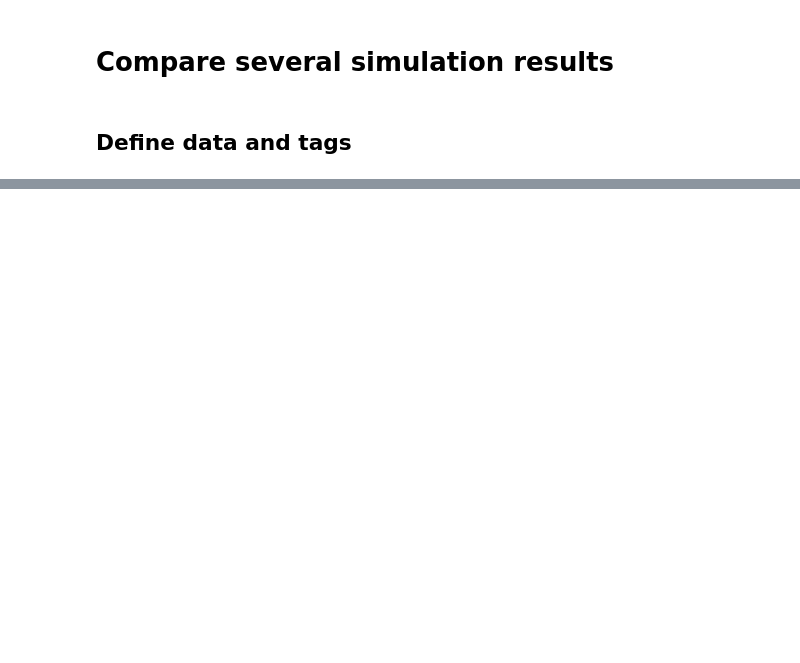
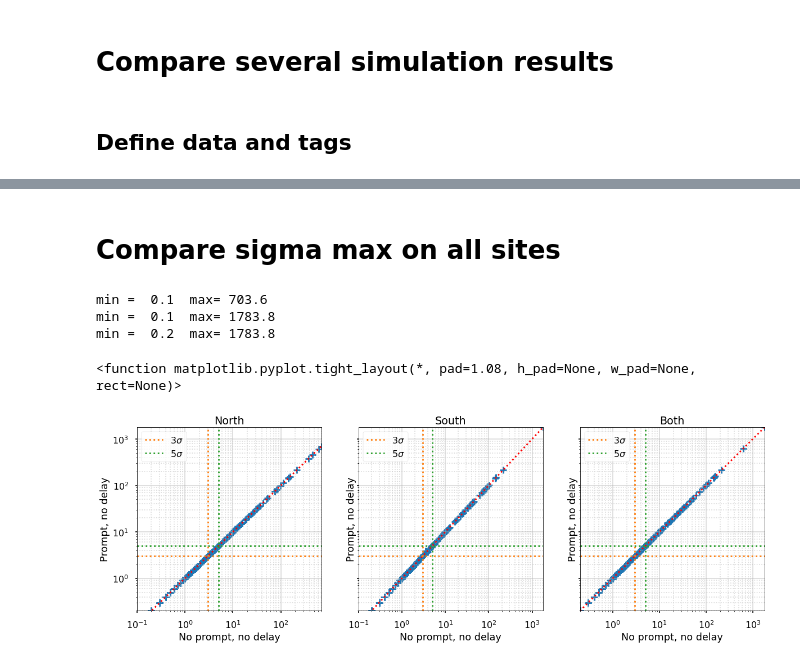
Before and after one commit to tstolarczyk/SoHAPPy, a Jupyter notebook: analysis/population/compare_2sets.ipynb, the cells around one changed output, grey strips where cells are left out. Cells and saved outputs as stored; diff of their text form; code cells hidden in the pictures; blank space fills up the shorter version.

```diff
--- a/analysis/population/compare_2sets.ipynb
+++ b/analysis/population/compare_2sets.ipynb
@@ -64,0 +101,24 @@ print("Done !")
+# %%
+first1 = True
+first2 = True
+for (i1, g1), (i2, g2) in zip(grb1.iterrows(), grb2.iterrows()):
+
+    def show():
+        print(" {:8s} {:5s} 1: sigmx={:5.1f} +/-{:5.1f} * CL={:5d} * vis={:2d} * err={:5d}"
+              .format(g1["name"], g1.site, g1.sigmx, g1.esigmx, g1.d5s,g1.vis,g1.err))
+        print(" {:8s} {:5s} 2:       {:5.1f} +/-{:5.1f}      {:5d} *     {:2d} *     {:5d}"
+              .format(" "," ",g2.sigmx, g2.esigmx,  g2.d5s,g2.vis,g2.err))
+        return
+
+    if (g1.d5s >= eff_lvl1 and g2.d5s < eff_lvl2) :
+        if (first1):
+            print("Error : detected in 1 not in 2")
+            first1 = False
+        show()
+
+    if (g1.d5s < eff_lvl1 and g2.d5s >= eff_lvl2) :
+        if (first2):
+            print("Error : detected in 2 not in 1")
+            first2 = False
+        show()
+print("All done!")
@@ -165,0 +254,22 @@ axa = var_scatter(var1, var2,tag=[tag1,tag2],xscale="linear",yscale="linear")
+# %% [markdown]
+# Compare sigma max on all sites
+# %%
+nmin=0
+nmax=3000
+sigmin=0
+fig, ax = plt.subplots(nrows=1, ncols=3, figsize=(20,6), sharey=True)
+
+for ax0, g1, g2, tag in zip(ax, [gn1, gs1, gb1], [gn2, gs2, gb2], ["North", "South", "Both"]):
+    var1 = g1[nmin:nmax][g1.sigmx>sigmin].sigmx
+    var2 = g2[nmin:nmax][g2.sigmx>sigmin].sigmx
+    var_scatter(var1, var2,tag=[tag1,tag2],xscale="log",yscale="log", ax=ax0)
+    ax0.set_title(tag)
+    ax0.grid(which="minor",axis="both",ls=":",alpha=0.5)
+    ax0.grid(which="major",axis="both",ls="-",alpha=0.5)
+plt.tight_layout
+# %% [output]
+min =  0.1  max= 703.6
+min =  0.1  max= 1783.8
+min =  0.2  max= 1783.8
+<function matplotlib.pyplot.tight_layout(*, pad=1.08, h_pad=None, w_pad=None, rect=None)>
+[figure, added]
```
Also changed, not shown: parts of 23 cells of this notebook, 41 other files.
